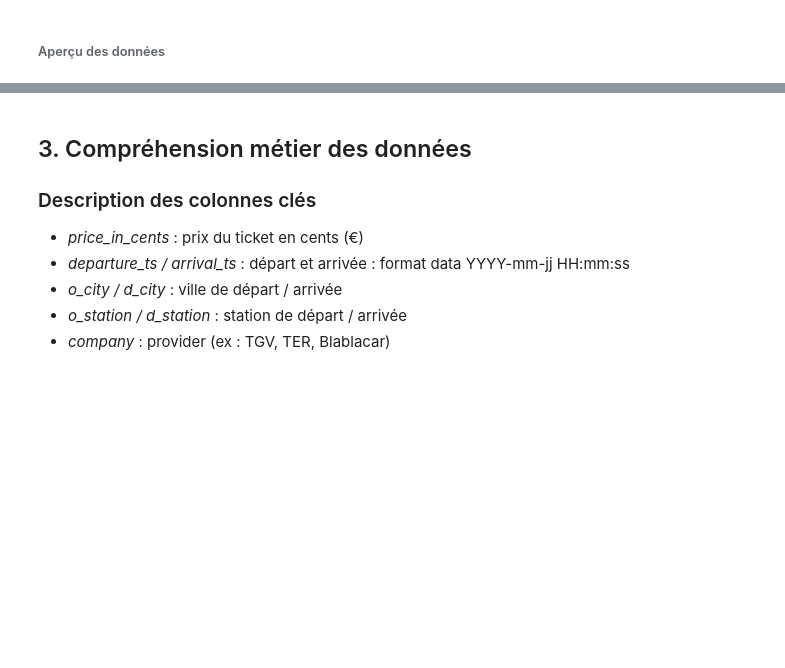
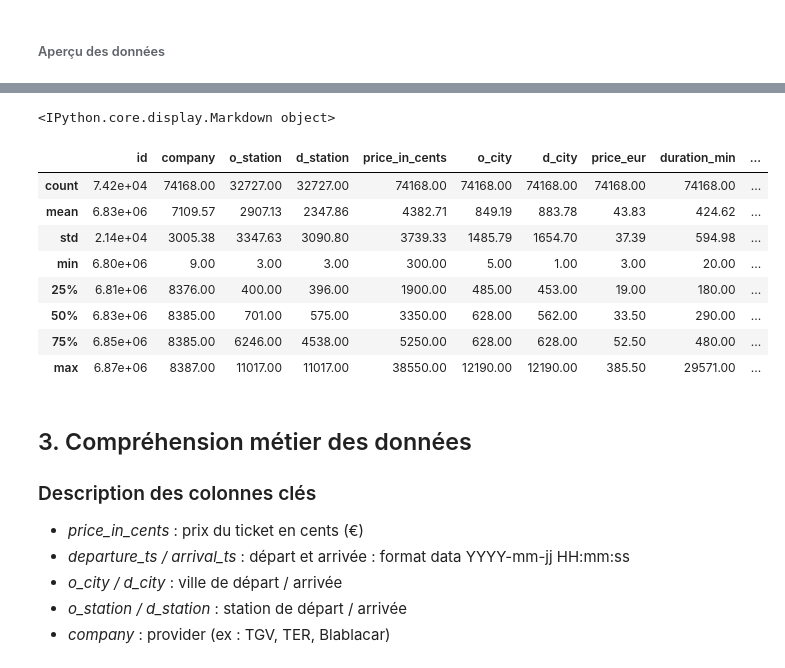
Before and after one commit to Haja-rabemananjara/Crunching_de_data, a Jupyter notebook: data_analysis.ipynb, the cells around one changed output, grey strips where cells are left out. Cells and saved outputs as stored; diff of their text form; code cells hidden in the pictures; blank space fills up the shorter version.

```diff
--- a/data_analysis.ipynb
+++ b/data_analysis.ipynb
@@ -129,6 +142,20 @@ Data columns (total 10 columns):
  9   transport_type        227 non-null    object
 dtypes: int64(2), object(8)
 memory usage: 17.9+ KB
+# %%
+print(Markdown("### Description statistique des tickets"))
+ticket.describe()
+# %% [output]
+<IPython.core.display.Markdown object>
+|  | id | company | o_station | d_station | price_in_cents | o_city | d_city | price_eur | duration_min | ... |
+| count | 7.42e+04 | 74168.00 | 32727.00 | 32727.00 | 74168.00 | 74168.00 | 74168.00 | 74168.00 | 74168.00 | ... |
+| mean | 6.83e+06 | 7109.57 | 2907.13 | 2347.86 | 4382.71 | 849.19 | 883.78 | 43.83 | 424.62 | ... |
+| std | 2.14e+04 | 3005.38 | 3347.63 | 3090.80 | 3739.33 | 1485.79 | 1654.70 | 37.39 | 594.98 | ... |
+| min | 6.80e+06 | 9.00 | 3.00 | 3.00 | 300.00 | 5.00 | 1.00 | 3.00 | 20.00 | ... |
+| 25% | 6.81e+06 | 8376.00 | 400.00 | 396.00 | 1900.00 | 485.00 | 453.00 | 19.00 | 180.00 | ... |
+| 50% | 6.83e+06 | 8385.00 | 701.00 | 575.00 | 3350.00 | 628.00 | 562.00 | 33.50 | 290.00 | ... |
+| 75% | 6.85e+06 | 8385.00 | 6246.00 | 4538.00 | 5250.00 | 628.00 | 628.00 | 52.50 | 480.00 | ... |
+| max | 6.87e+06 | 8387.00 | 11017.00 | 11017.00 | 38550.00 | 12190.00 | 12190.00 | 385.50 | 29571.00 | ... |
 # %% [markdown]
 ## 3. Compréhension métier des données
 
```
Also changed, not shown: parts of 18 cells of this notebook.
